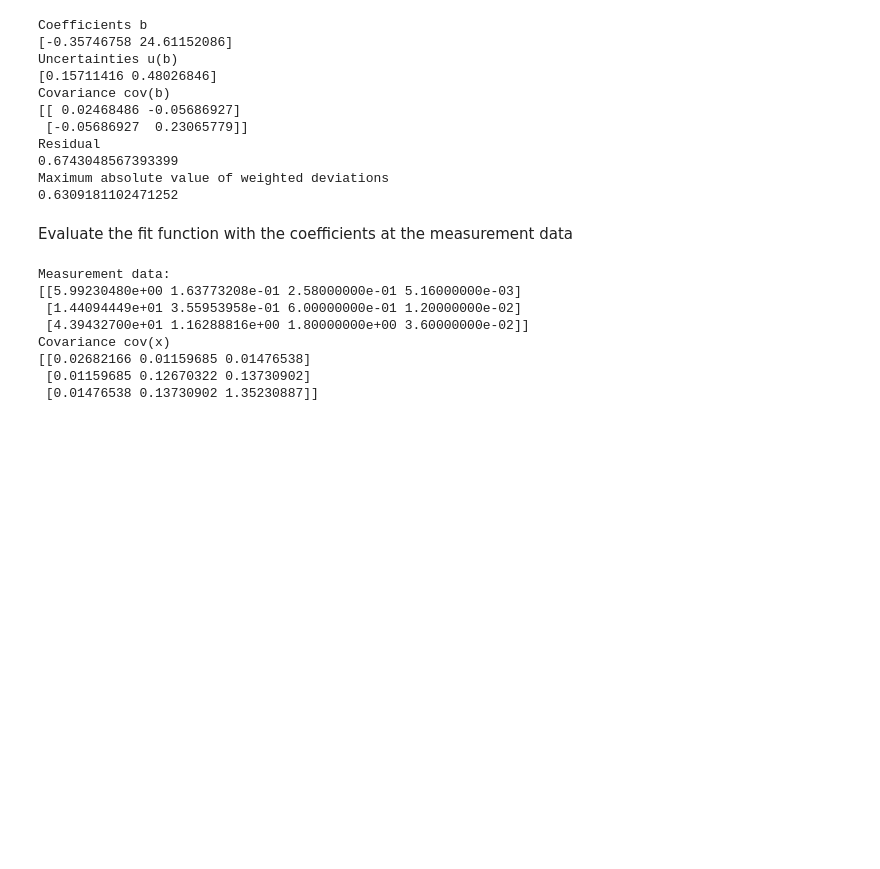
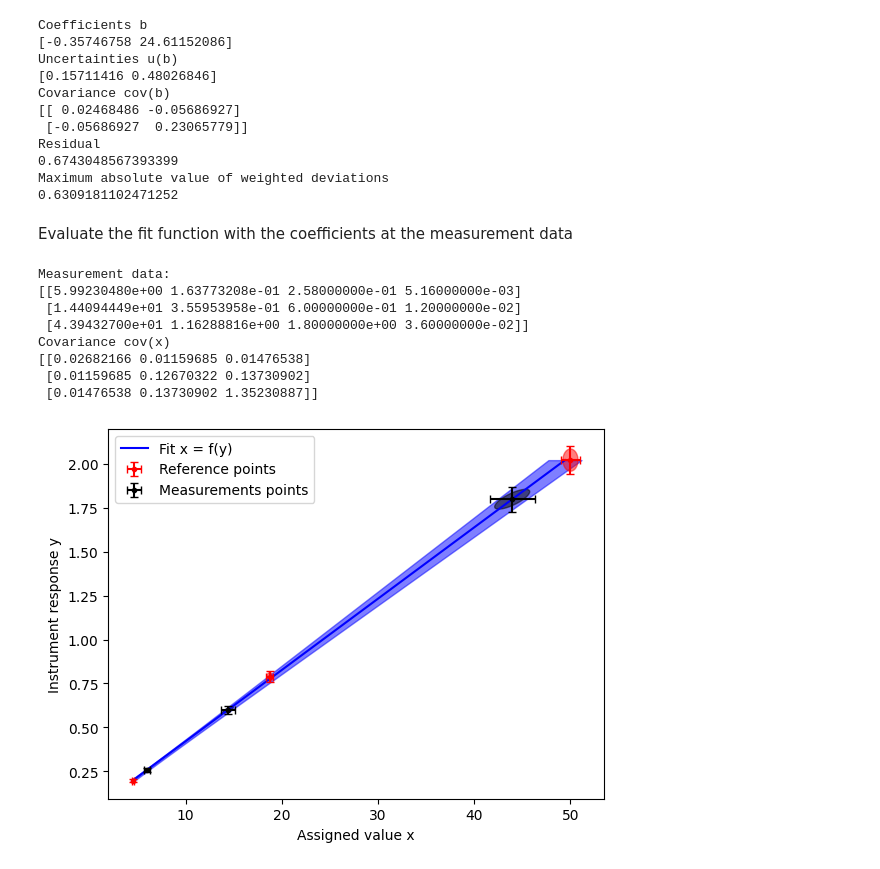
Before and after one commit to wollmich/metas-b-least, a Jupyter notebook: metas_b_least/Example_B_LEAST_1.ipynb, the cells around one changed output. Cells and saved outputs as stored; diff of their text form; code cells hidden in the pictures; blank space fills up the shorter version.

Commit message:
b_plot function added.

```diff
--- a/metas_b_least/Example_B_LEAST_1.ipynb
+++ b/metas_b_least/Example_B_LEAST_1.ipynb
@@ -46,3 +46,7 @@ Covariance cov(x)
 [[0.02682166 0.01159685 0.01476538]
  [0.01159685 0.12670322 0.13730902]
  [0.01476538 0.13730902 1.35230887]]
+# %%
+b_plot(cal_data, meas_data, b, b_cov, b_linear_func)
+# %% [output]
+[figure, added]
```
Also changed, not shown: parts of 1 cell of this notebook, 4 other files.
